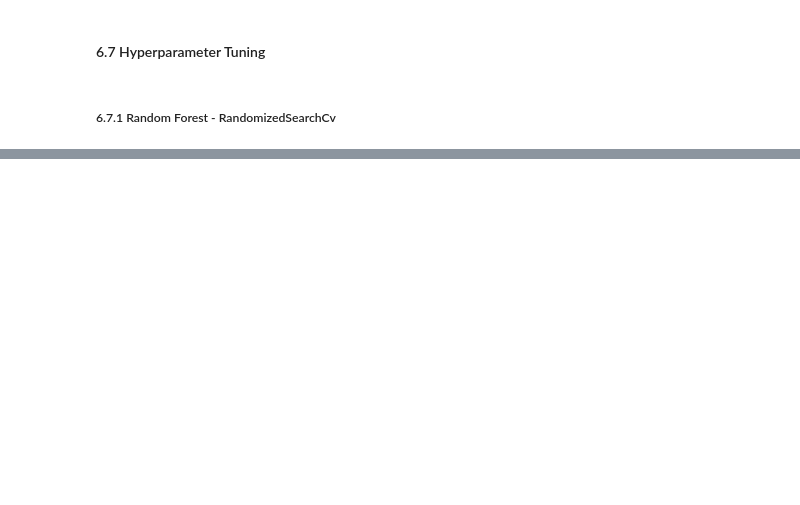
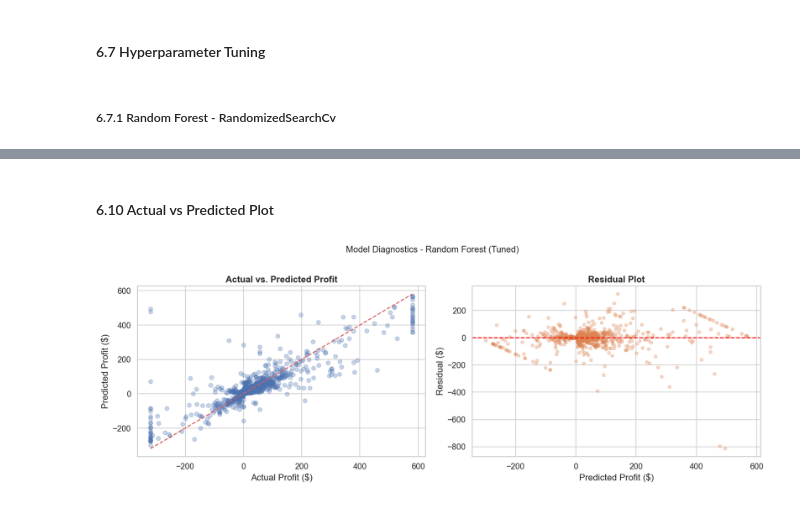
Before and after one commit to raymakoko/superstore_data_set-_analyzer, a Jupyter notebook: notebook/superstore.ipynb, the cells around one changed output, grey strips where cells are left out. Cells and saved outputs as stored; diff of their text form; code cells hidden in the pictures; blank space fills up the shorter version.

```diff
--- a/notebook/superstore.ipynb
+++ b/notebook/superstore.ipynb
@@ -563,0 +707,30 @@ gb_results  = evaluate_model(
+# %% [markdown]
+#### 6.10  Actual vs Predicted Plot
+# %%
+y_pred_best = best_model.predict(X_test)
+
+fig, axes = plt.subplots(1, 2, figsize=(14,5))
+
+# Actual vs. Predicted
+axes[0].scatter(y_test, y_pred_best, alpha=0.3, color= "#4c72b0")
+min_val = min(y_test.min(), y_pred_best.min())
+max_val = max(y_test.max(), y_pred_best.max())
+axes[0].plot([min_val, max_val], [min_val, max_val], "r--", linewidth=1.5)
+axes[0].set_xlabel("Actual Profit ($)")
+axes[0].set_ylabel("Predicted Profit ($)")
+axes[0].set_title("Actual vs. Predicted Profit", fontweight="bold")
+
+#Residuals
+residuals = y_test - y_pred_best
+axes[1].scatter(y_pred_best, residuals, alpha=0.3, s=20, color="#dd8452")
+axes[1].axhline(0, color="red", linestyle="--", linewidth=1.5)
+axes[1].set_xlabel("Predicted Profit ($)")
+axes[1].set_ylabel("Residual ($)")
+axes[1].set_title("Residual Plot", fontweight="bold")
+
+plt.suptitle(f"Model Diagnostics - {best_name}", fontsize=13, y=1.01)
+plt.tight_layout()
+plt.savefig("../reports/fig11_actual_vs_predicted.png", bbox_inches="tight")
+plt.show()
+# %% [output]
+[figure, added]
```
Also changed, not shown: parts of 17 cells of this notebook, 11 other files.
